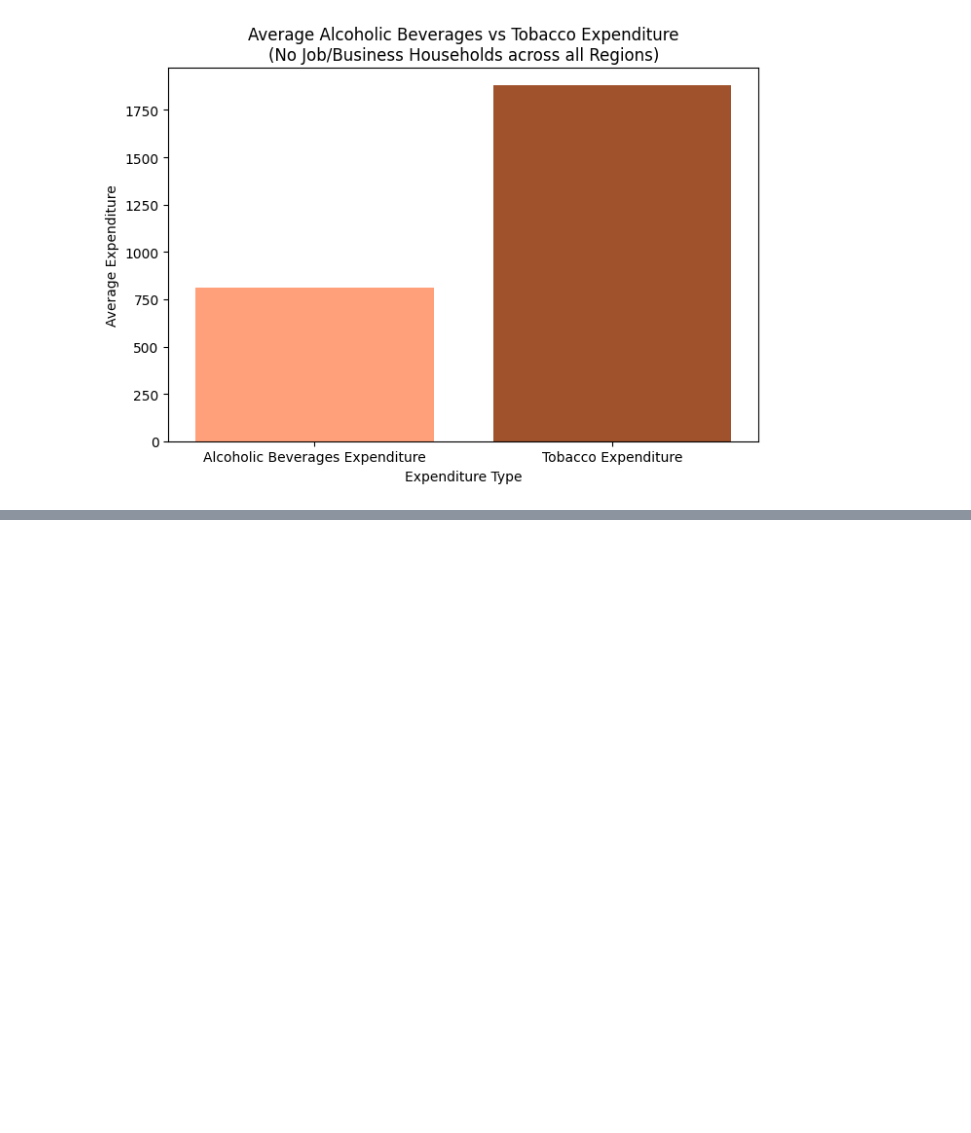
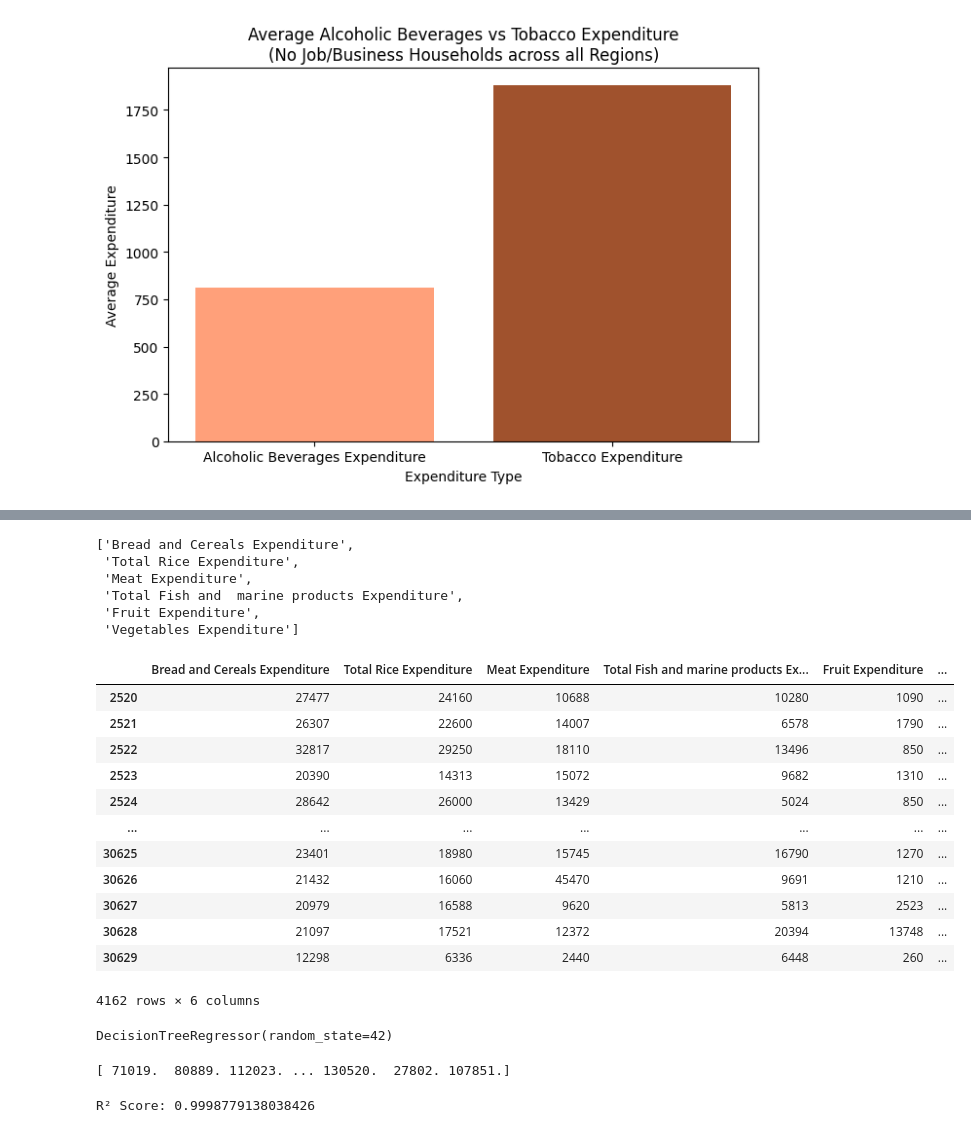
Before and after one commit to alleysOonie/DATA-ANALYTICS-FINALS-PROJECT, a Jupyter notebook: Finals Project.ipynb, the cells around one changed output, grey strips where cells are left out. Cells and saved outputs as stored; diff of their text form; code cells hidden in the pictures; blank space fills up the shorter version.

```diff
--- a/Finals Project.ipynb
+++ b/Finals Project.ipynb
@@ -679,0 +756,2 @@ plt.show()
+# %%
+calabarzon = FIE[FIE["Region"] == "IVA - CALABARZON"]
@@ -679,0 +791,48 @@ plt.show()
+# %%
+food = ['Bread and Cereals Expenditure', 'Total Rice Expenditure', 'Meat Expenditure', 'Total Fish and  marine products Expenditure', 'Fruit Expenditure', 'Vegetables Expenditure']
+# %%
+food
+# %% [output]
+['Bread and Cereals Expenditure',
+ 'Total Rice Expenditure',
+ 'Meat Expenditure',
+ 'Total Fish and  marine products Expenditure',
+ 'Fruit Expenditure',
+ 'Vegetables Expenditure']
+# %%
+X = calabarzon[food]
+# %%
+X
+# %% [output]
+|  | Bread and Cereals Expenditure | Total Rice Expenditure | Meat Expenditure | Total Fish and marine products Ex... | Fruit Expenditure | ... |
+| 2520 | 27477 | 24160 | 10688 | 10280 | 1090 | ... |
+| 2521 | 26307 | 22600 | 14007 | 6578 | 1790 | ... |
+| 2522 | 32817 | 29250 | 18110 | 13496 | 850 | ... |
+| 2523 | 20390 | 14313 | 15072 | 9682 | 1310 | ... |
+| 2524 | 28642 | 26000 | 13429 | 5024 | 850 | ... |
+| ... | ... | ... | ... | ... | ... | ... |
+| 30625 | 23401 | 18980 | 15745 | 16790 | 1270 | ... |
+| 30626 | 21432 | 16060 | 45470 | 9691 | 1210 | ... |
+| 30627 | 20979 | 16588 | 9620 | 5813 | 2523 | ... |
+| 30628 | 21097 | 17521 | 12372 | 20394 | 13748 | ... |
+| 30629 | 12298 | 6336 | 2440 | 6448 | 260 | ... |
+4162 rows × 6 columns
+# %%
+from sklearn.tree import DecisionTreeRegressor
+
+my_model = DecisionTreeRegressor(random_state=42)
+my_model.fit(X, y)
+# %% [output]
+DecisionTreeRegressor(random_state=42)
+# %%
+predictions = my_model.predict(X)
+print(predictions[:-5])
+# %% [output]
+[ 71019.  80889. 112023. ... 130520.  27802. 107851.]
+# %%
+from sklearn.metrics import r2_score
+
+r2 = r2_score(y, predictions)
+print("R² Score:", r2)
+# %% [output]
+R² Score: 0.9998779138038426
```
Also changed, not shown: parts of 21 cells of this notebook.
